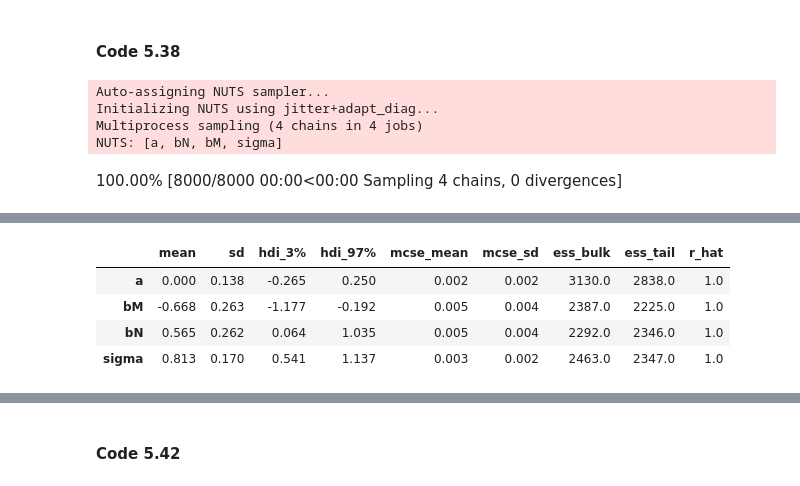
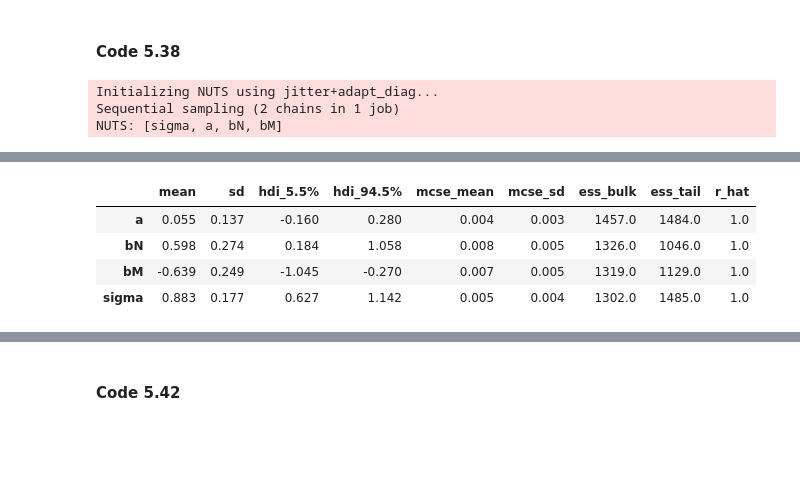
Before and after one commit to AndrewKillion/stat_rethinking_2026, a Jupyter notebook: python_code/Chapter_5.ipynb, the cells around one changed output, grey strips where cells are left out. Cells and saved outputs as stored; diff of their text form; code cells hidden in the pictures; blank space fills up the shorter version.

```diff
--- a/python_code/Chapter_5.ipynb
+++ b/python_code/Chapter_5.ipynb
@@ -1158,12 +486,10 @@ for _, column in prior_df.sample(len(x_range)).iterrows():  # Use a subset for c
 # %%
 with pm.Model() as m5_5:
     sigma = pm.Exponential('sigma', 1)
-    alpha = pm.Normal('a', mu = 0, sigma = .2)
-    bN = pm.Normal('bN', mu = 0, sigma = .5)
-    mu = pm.Deterministic('mu', alpha + bN * dcc.N)
-
-    K = pm.Normal('K', mu = mu, sigma = sigma, observed = dcc.K)
-
-    m5_5_prior_trace = pm.sample_prior_predictive(1000)
-    m5_5_trace = pm.sample(1000)
+    a = pm.Normal('a',0, .2)
+    bN = pm.Normal('bN', 0, .5)
+    mu = pm.Deterministic('mu', a + bN * dcc.N)
+    K = pm.Normal('K', mu =mu, sigma = sigma, observed = dcc.K)
+    trace_m5_5 = pm.sample(cores = 1)
+    post_m5_5 = pm.sample_posterior_predictive(trace_m5_5)
 # %% [output]
@@ -1215,11 +514,0 @@ for _, column in prior_df_5_5.sample(len(x_seq)).iterrows():  # Use a subset for
-# %%
-x_seq = np.linspace(dcc.N.min() - 0.15, dcc.N.max()+0.15,17)
-n_idx = np.argsort(dcc.N)
-mu = m5_5_trace.posterior.mu.sel(chain = 1).values
-mu_idx = np.argsort(mu)
-mu_mean = mu.mean(0)
-mu_PI = az.hdi(mu, hdi_prob = .89);
-
-plt.scatter(dcc.N, dcc.K);
-plt.plot(x_seq, mu_mean[n_idx],color ='black');
-plt.fill_between(x_seq, mu_PI[:,1][n_idx], mu_PI[:,0][n_idx], color ='grey', alpha = .5);
@@ -1264,23 +559,15 @@ Sampling 4 chains for 1_000 tune and 1_000 draw iterations (4_000 + 4_000 draws
 #### Code 5.38
 # %%
 with pm.Model() as m5_7:
-    alpha = pm.Normal('a', mu = 0, sigma = .2)
-    bN = pm.Normal('bN', mu = 0, sigma = .5)
-    bM = pm.Normal('bM', mu = 0, sigma = .5)
-
     sigma = pm.Exponential('sigma', 1)
-
-    K = pm.Deterministic('K', alpha + bN * dcc.N + bM * dcc.lM_std)
-
-    likelihood = pm.Normal('likelihood', mu = K, sigma = sigma, observed = dcc.K)
-
-    m5_7_trace = pm.sample(1000)
-    m5_7_prior_trace = pm.sample_prior_predictive(1000)
-
-pm.summary(m5_7_trace, var_names = ['a','bM', 'bN', 'sigma'])
+    a = pm.Normal('a',0, .2)
+    bN = pm.Normal('bN', 0, .5)
+    bM = pm.Normal('bM', 0, .5)
+    mu = pm.Deterministic('mu', a + bN * dcc.N + bM * dcc.M)
+    K = pm.Normal('K', mu = mu, sigma = sigma, observed = dcc.K)
+    trace_m5_7 = pm.sample(cores = 1)
+pm.summary(trace_m5_7, var_names = ['a', 'bN', 'bM', 'sigma'], hdi_prob = .89)
 # %% [output]
-Auto-assigning NUTS sampler...
 Initializing NUTS using jitter+adapt_diag...
-Multiprocess sampling (4 chains in 4 jobs)
-NUTS: [a, bN, bM, sigma]
+Sequential sampling (2 chains in 1 job)
+NUTS: [sigma, a, bN, bM]
-100.00% [8000/8000 00:00<00:00 Sampling 4 chains, 0 divergences]
@@ -1289,5 +578,5 @@ Sampling: [a, bM, bN, likelihood, sigma]
-|  | mean | sd | hdi_3% | hdi_97% | mcse_mean | mcse_sd | ess_bulk | ess_tail | r_hat |
-| a | 0.000 | 0.138 | -0.265 | 0.250 | 0.002 | 0.002 | 3130.0 | 2838.0 | 1.0 |
-| bM | -0.668 | 0.263 | -1.177 | -0.192 | 0.005 | 0.004 | 2387.0 | 2225.0 | 1.0 |
-| bN | 0.565 | 0.262 | 0.064 | 1.035 | 0.005 | 0.004 | 2292.0 | 2346.0 | 1.0 |
-| sigma | 0.813 | 0.170 | 0.541 | 1.137 | 0.003 | 0.002 | 2463.0 | 2347.0 | 1.0 |
+|  | mean | sd | hdi_5.5% | hdi_94.5% | mcse_mean | mcse_sd | ess_bulk | ess_tail | r_hat |
+| a | 0.055 | 0.137 | -0.160 | 0.280 | 0.004 | 0.003 | 1457.0 | 1484.0 | 1.0 |
+| bN | 0.598 | 0.274 | 0.184 | 1.058 | 0.008 | 0.005 | 1326.0 | 1046.0 | 1.0 |
+| bM | -0.639 | 0.249 | -1.045 | -0.270 | 0.007 | 0.005 | 1319.0 | 1129.0 | 1.0 |
+| sigma | 0.883 | 0.177 | 0.627 | 1.142 | 0.005 | 0.004 | 1302.0 | 1485.0 | 1.0 |
```
Also changed, not shown: parts of 134 cells of this notebook.
